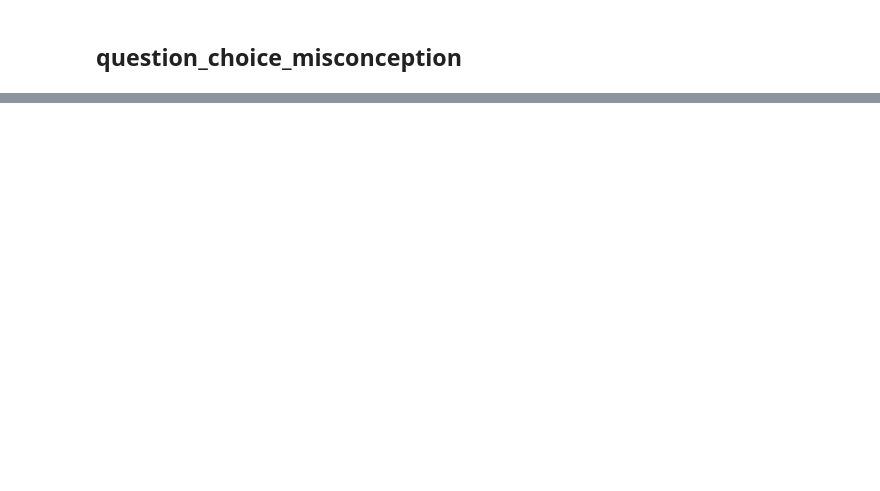
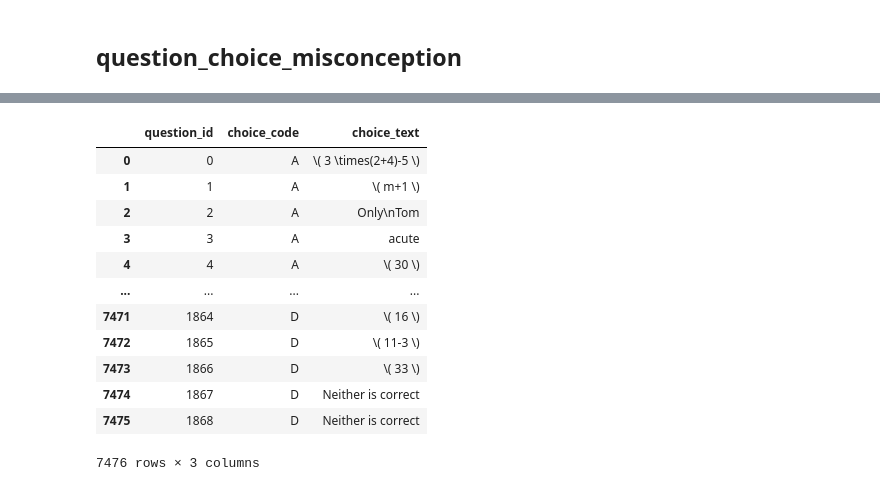
Before and after one commit to Neo-Nguyen-95/DA30_database, a Jupyter notebook: data_processing.ipynb, the cells around one changed output, grey strips where cells are left out. Cells and saved outputs as stored; diff of their text form; code cells hidden in the pictures; blank space fills up the shorter version.

```diff
--- a/data_processing.ipynb
+++ b/data_processing.ipynb
@@ -188,0 +372,34 @@ df_question
+# %%
+df_question_choice_text = (
+    df_question
+    .rename(
+        columns={
+        'answer_a_text': 'A',
+        'answer_b_text': 'B',
+        'answer_c_text': 'C',
+        'answer_d_text': 'D'
+        })
+    .melt(
+        id_vars='question_id',
+        var_name='choice_code',
+        value_vars=['A', 'B', 'C', 'D'],
+        value_name='choice_text'
+    )
+)
+
+
+df_question_choice_text
+# %% [output]
+|  | question_id | choice_code | choice_text |
+| 0 | 0 | A | \( 3 \times(2+4)-5 \) |
+| 1 | 1 | A | \( m+1 \) |
+| 2 | 2 | A | Only\nTom |
+| 3 | 3 | A | acute |
+| 4 | 4 | A | \( 30 \) |
+| ... | ... | ... | ... |
+| 7471 | 1864 | D | \( 16 \) |
+| 7472 | 1865 | D | \( 11-3 \) |
+| 7473 | 1866 | D | \( 33 \) |
+| 7474 | 1867 | D | Neither is correct |
+| 7475 | 1868 | D | Neither is correct |
+7476 rows × 3 columns
```
Also changed, not shown: parts of 27 cells of this notebook, 4 other files.
